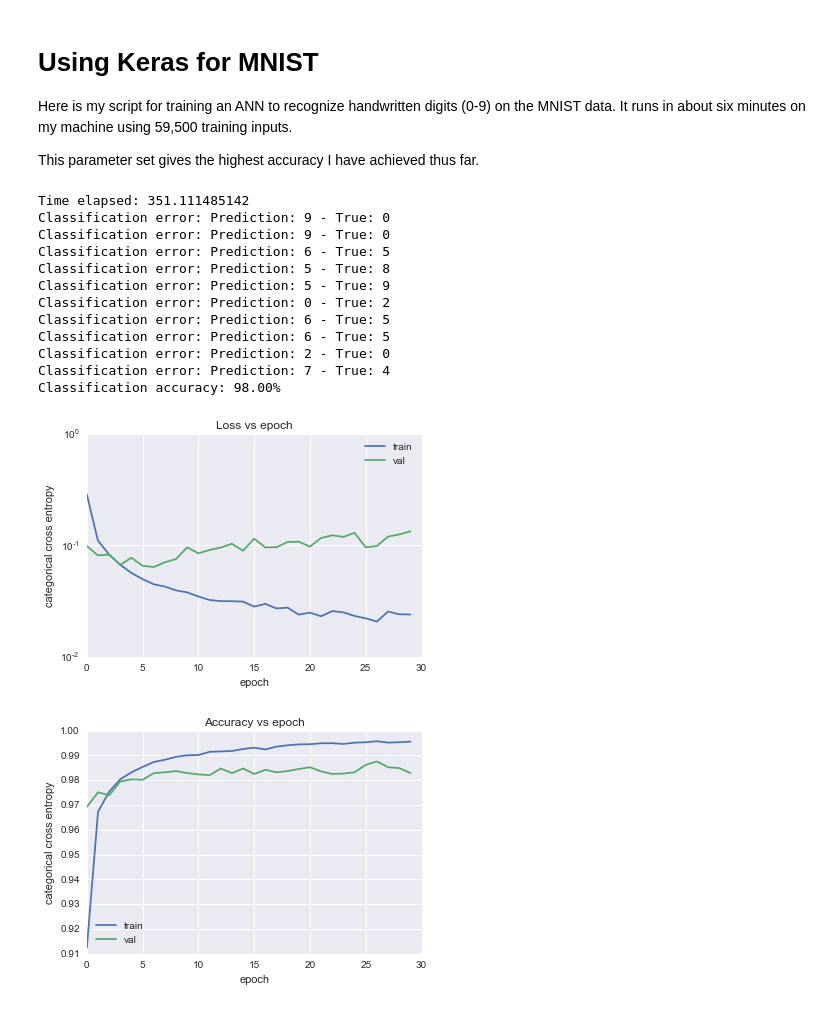
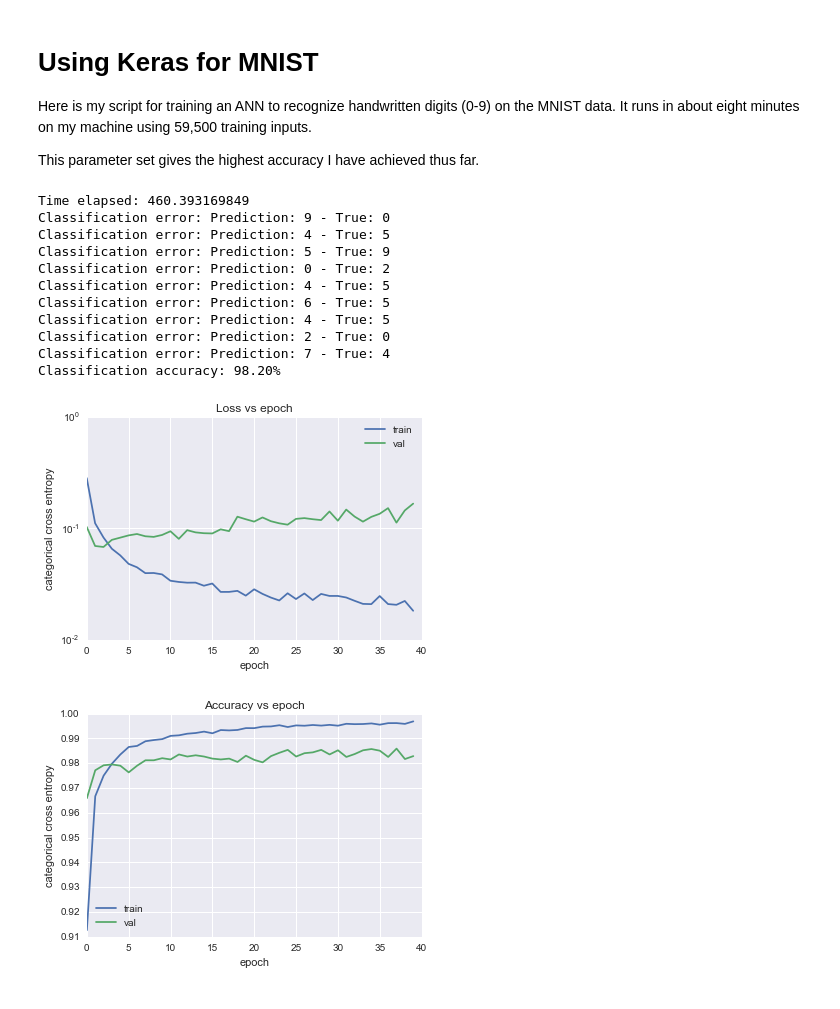
Before and after one commit to joseph-ribaudo/Keras-ANN, a Jupyter notebook: keras-mnist.ipynb, the cells around one changed output. Cells and saved outputs as stored; diff of their text form; code cells hidden in the pictures.

```diff
--- a/keras-mnist.ipynb
+++ b/keras-mnist.ipynb
@@ -1,7 +1,7 @@
 # %% [markdown]
 # Using Keras for MNIST
 
-Here is my script for training an ANN to recognize handwritten digits (0-9) on the MNIST data. It runs in about six minutes on my machine using 59,500 training inputs.
+Here is my script for training an ANN to recognize handwritten digits (0-9) on the MNIST data. It runs in about eight minutes on my machine using 59,500 training inputs.
 
 This parameter set gives the highest accuracy I have achieved thus far.
 # %%
@@ -58,7 +58,7 @@ def data_import(start_row, num_rows):
     target = np_utils.to_categorical(target_prep).astype(int)
 
     # prescale each input and then Z-scale independently
-    inp_prep /= 255
+    inp_prep /= 50
     inp = preprocessing.scale(inp_prep, axis=1)
     return inp, target
 
@@ -102,7 +102,7 @@ t = timer()
 # 3. Fit Network
 history = model.fit(train_in,
                     train_target,
-                    nb_epoch=30,
+                    nb_epoch=40,
                     validation_split=0.1,
                     batch_size=200,
                     verbose=0)
@@ -130,38 +130,37 @@ for index, prediction in enumerate(predictions):
 
 # Calculate percentage correctly classified
 er_rate = float(ct)/float(len(predictions))
 print "Classification accuracy: {0:0.2f}%".format(100*(1 - er_rate))
 
 %matplotlib inline
 plt.figure()
 plt.semilogy(range(len(train_err)), train_err, label='train')
 plt.semilogy(range(len(val_err)), val_err, label='val')
 plt.title('Loss vs epoch')
 plt.legend(loc=1)
 plt.xlabel('epoch')
 plt.ylabel('categorical cross entropy')
 plt.show()
 
 plt.figure()
 plt.plot(range(len(train_acc)), train_acc, label='train')
 plt.plot(range(len(val_acc)), val_acc, label='val')
 plt.title('Accuracy vs epoch')
 plt.legend(loc=3)
 plt.xlabel('epoch')
 plt.ylabel('categorical cross entropy')
 plt.show()
 # %% [output]
-Time elapsed: 351.111485142
+Time elapsed: 460.393169849
 Classification error: Prediction: 9 - True: 0
-Classification error: Prediction: 9 - True: 0
-Classification error: Prediction: 6 - True: 5
-Classification error: Prediction: 5 - True: 8
+Classification error: Prediction: 4 - True: 5
 Classification error: Prediction: 5 - True: 9
 Classification error: Prediction: 0 - True: 2
+Classification error: Prediction: 4 - True: 5
 Classification error: Prediction: 6 - True: 5
-Classification error: Prediction: 6 - True: 5
+Classification error: Prediction: 4 - True: 5
 Classification error: Prediction: 2 - True: 0
 Classification error: Prediction: 7 - True: 4
-Classification accuracy: 98.00%
+Classification accuracy: 98.20%
-[figure, old version]
+[figure, new version]
-[figure, old version]
+[figure, new version]
```
